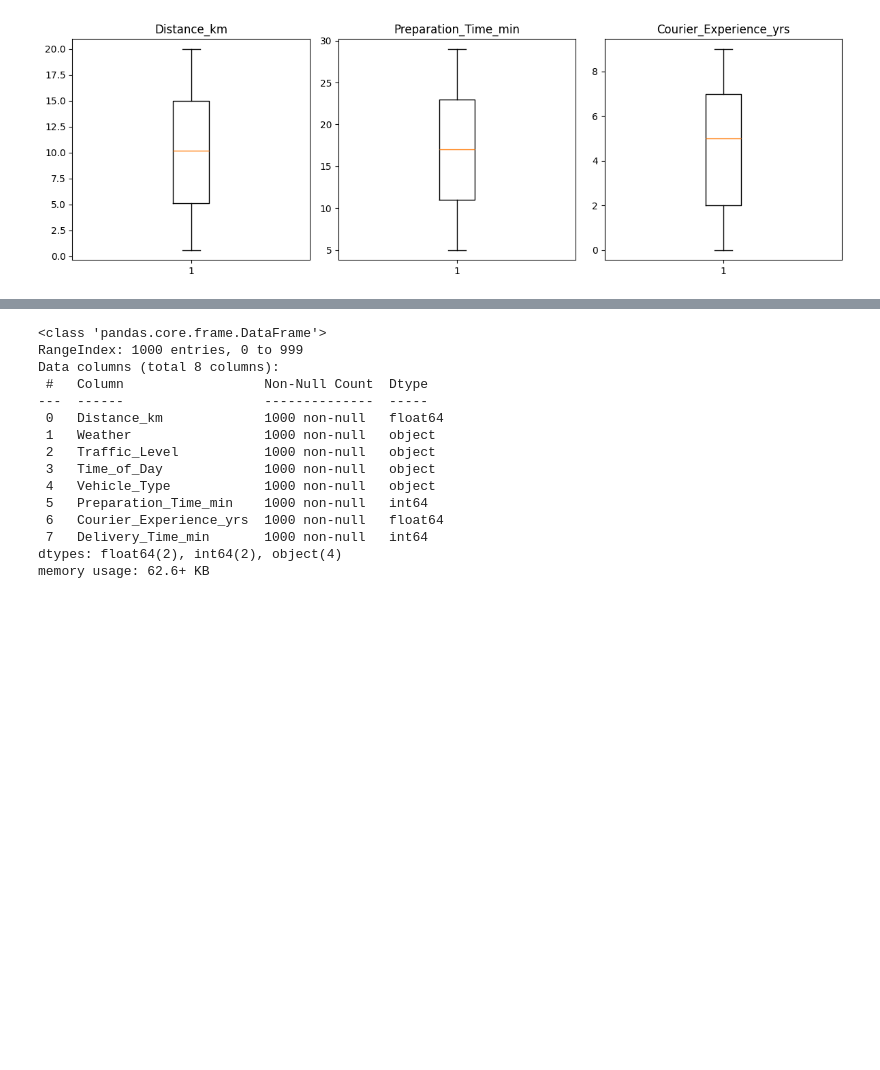
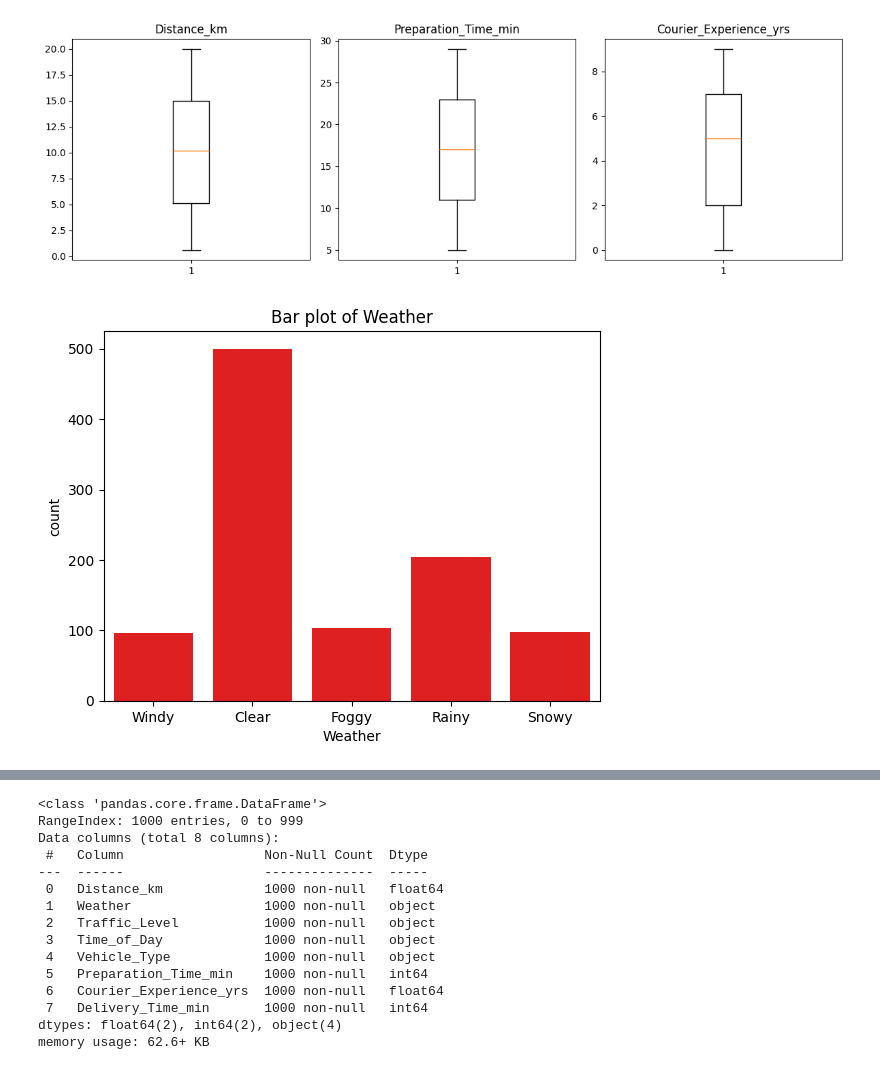
Before and after one commit to ajayerumalla1/Food-Delivery-Time-Estimation, a Jupyter notebook: Regression_Project_ML_12_11.ipynb, the cells around one changed output, grey strips where cells are left out. Cells and saved outputs as stored; diff of their text form; code cells hidden in the pictures; blank space fills up the shorter version.

```diff
--- a/Regression_Project_ML_12_11.ipynb
+++ b/Regression_Project_ML_12_11.ipynb
@@ -130,0 +147,8 @@ df = df.drop(columns=['Order_ID'])
+# %%
+# Categorical columns
+# i. Weather
+sns.countplot(x= df['Weather'], color='red')
+plt.title("Bar plot of Weather")
+plt.show()
+# %% [output]
+[figure, added]
```
Also changed, not shown: parts of 27 cells of this notebook.
